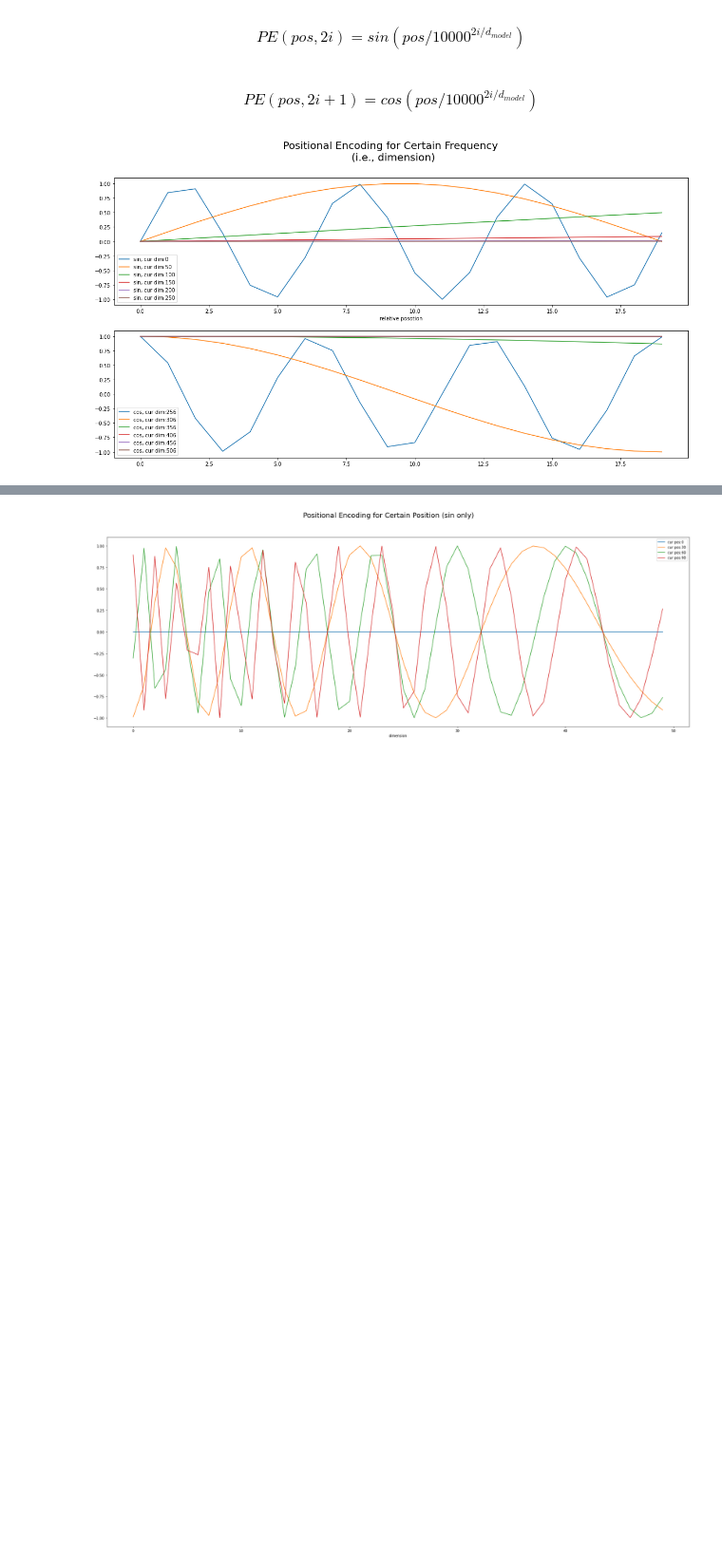
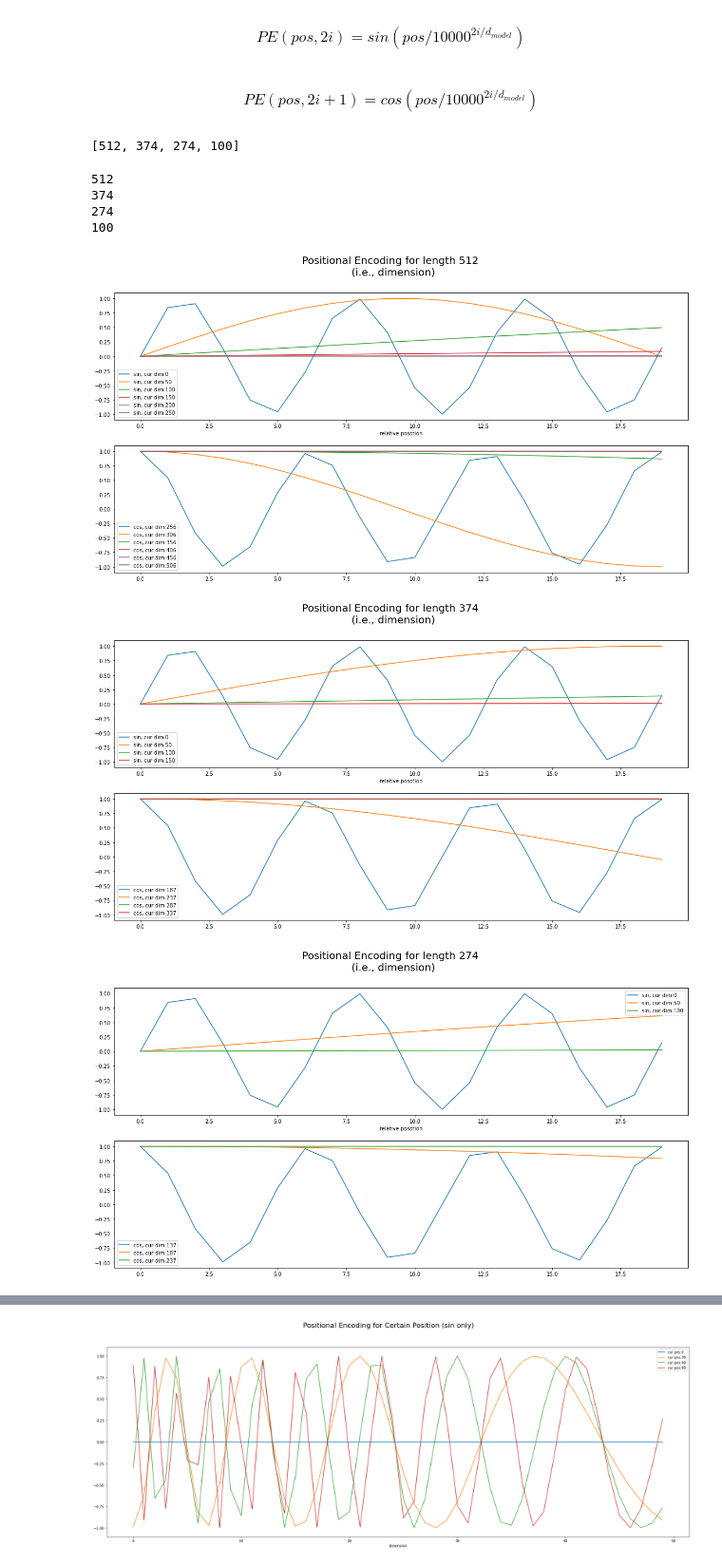
Before and after one commit to SpellOnYou/1000-days-of-code, a Jupyter notebook: dl_scratch/transformer.ipynb, the cells around one changed output, grey strips where cells are left out. Shown at 95% size. Saved outputs shown, nothing was run; the diff lists cells and outputs as text; code cells hidden in the pictures; blank space fills up the shorter version.

```diff
--- a/dl_scratch/transformer.ipynb
+++ b/dl_scratch/transformer.ipynb
@@ -63,16 +63,29 @@ class PositionalEncoding(nn.Module):
 # %%
 positions = torch.arange(0, 100).float();# positions[:10]
 d_model = 512
+d_model_list = [d_model, int(d_model**0.95), int(d_model**0.9), 100]; d_model_list
+# %% [output]
+[512, 374, 274, 100]
 # %%
 import matplotlib.pyplot as plt
-fig, ax = plt.subplots(2,1, figsize=(20,10))
-fig.suptitle("Positional Encoding for Certain Frequency \n (i.e., dimension)", fontsize=20)
 
-res = PositionalEncoding(d_model=d_model)(positions)
-for i in range(0, d_model//2, 50):
-    ax[0].plot(res[:20,i], label=f"sin, cur dim:{i}")
-    ax[0].legend()
-    ax[0].set_xlabel("relative posotion")
-    ax[1].plot(res[:20,int(d_model/2+i)], label=f"cos, cur dim:{int(d_model/2+i)}"); ax[1].legend()
+for dim in d_model_list:
+    res = PositionalEncoding(d_model=dim)(positions)
+    fig, ax = plt.subplots(2,1, figsize=(20,10))
+    fig.suptitle(f"Positional Encoding for length {dim} \n (i.e., dimension)", fontsize=20)
+
+    print(dim)
+
+    for i in range(0, dim//2, 50):
+        ax[0].plot(res[:20,i], label=f"sin, cur dim:{i}")
+        ax[0].legend()
+        ax[0].set_xlabel("relative posotion")
+        ax[1].plot(res[:20,int(dim/2+i)], label=f"cos, cur dim:{int(dim/2+i)}"); ax[1].legend()
 # %% [output]
+512
+374
+274
+100
-[figure, old version]
+[figure, new version]
+[figure, added]
+[figure, added]
```
Also changed, not shown: parts of 12 cells of this notebook.
